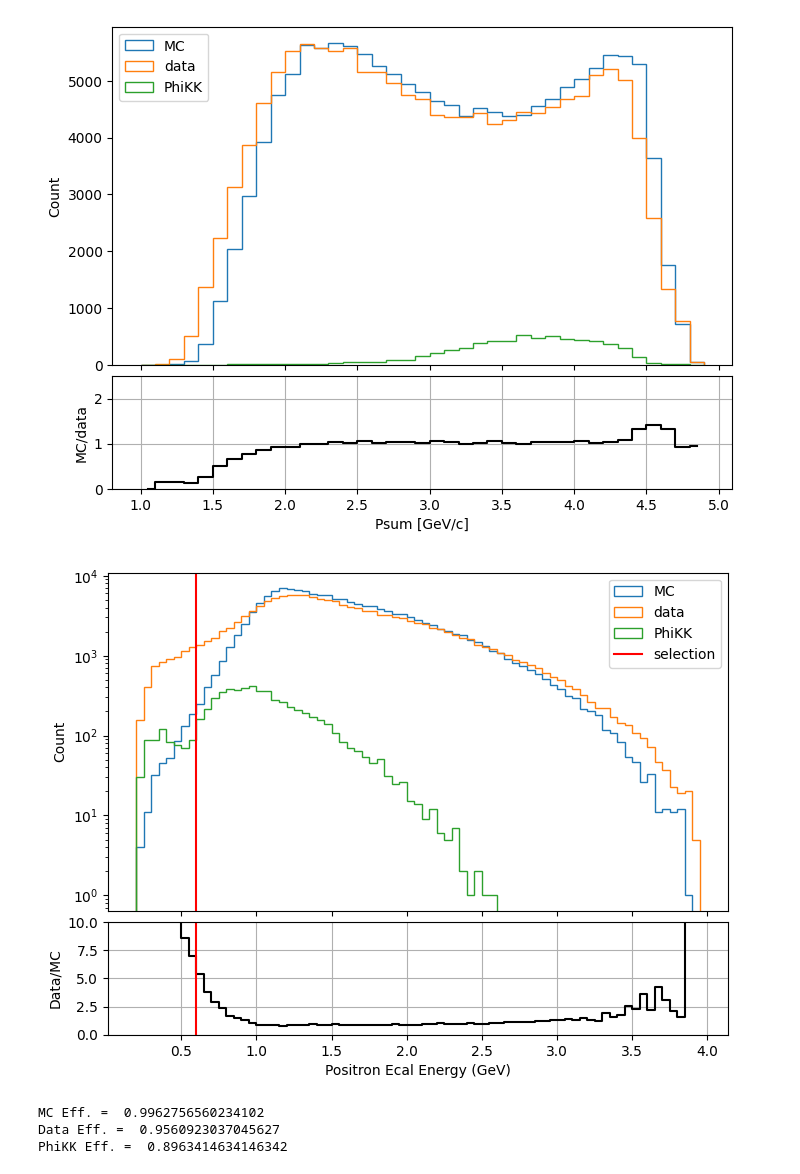
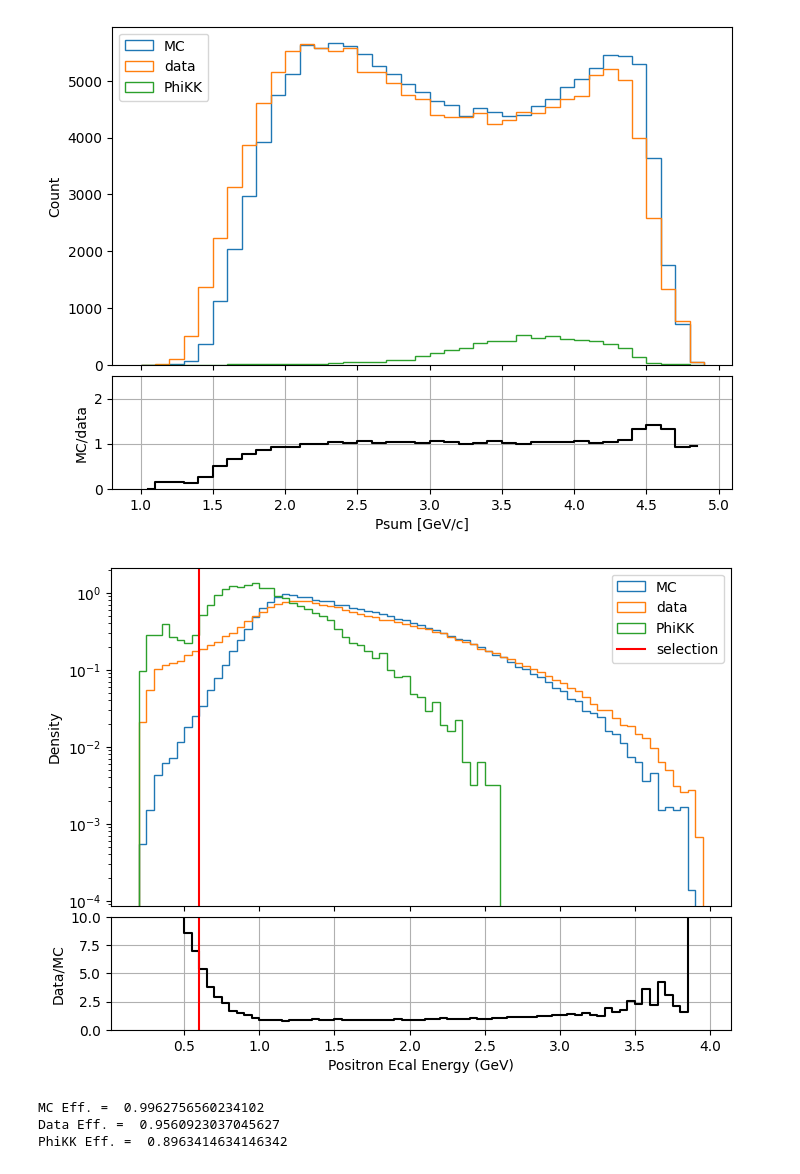
Before and after one commit to mghrear/pivoting-ANN, a Jupyter notebook: data_setup.ipynb, the cells around one changed output. Saved outputs shown, nothing was run; the diff lists cells and outputs as text; code cells hidden in the pictures.

Commit message:
updating data plots

```diff
--- a/data_setup.ipynb
+++ b/data_setup.ipynb
@@ -209,38 +209,38 @@ phiKK = df_phiKK_study['pos_E_Ecal'].to_numpy()
 
 # Use counts (not density) to form the ratio correctly
 mc_counts,   edges = np.histogram(mc,   bins=bins)
 data_counts, _     = np.histogram(data, bins=bins)
 
 centers = 0.5*(edges[:-1] + edges[1:])
 
 ratio = np.divide(data_counts, mc_counts,
                   out=np.full_like(mc_counts, np.nan, dtype=float),
                   where=data_counts > 0)
 
 fig, (ax_top, ax_bot) = plt.subplots(
     2, 1, sharex=True, figsize=(8, 6),
     gridspec_kw={"height_ratios": [3, 1], "hspace": 0.05}
 )
 
 # --- Top: same as your plot (normalized shapes) ---
-ax_top.hist(mc,   bins=bins, histtype='step', density=False, label='MC')
-ax_top.hist(data, bins=bins, histtype='step', density=False, label='data')
-ax_top.hist(phiKK, bins=bins, histtype='step', density=False, label='PhiKK')
+ax_top.hist(mc,   bins=bins, histtype='step', density=True, label='MC')
+ax_top.hist(data, bins=bins, histtype='step', density=True, label='data')
+ax_top.hist(phiKK, bins=bins, histtype='step', density=True, label='PhiKK')
 ax_top.axvline(QualCuts['pos_E_Ecal_low'], color ='red',label="selection")
 ax_top.set_yscale('log')
-ax_top.set_ylabel('Count')
+ax_top.set_ylabel('Density')
 ax_top.legend()
 
 # --- Bottom: MC/data ratio ---
 ax_bot.step(centers, ratio, where='mid', color='k')
 ax_bot.set_ylabel('Data/MC')
 ax_bot.set_xlabel('Positron Ecal Energy (GeV)')
 ax_bot.set_ylim(0, 10)
 ax_bot.axvline(QualCuts['pos_E_Ecal_low'], color ='red',label="selection")
 
 ax_bot.grid(True)
 # %% [output]
-[figure, old version]
+[figure, new version]
 # %%
 print("MC Eff. = ", len(df_combined_study.loc[(df_combined_study['pos_E_Ecal'] > QualCuts['pos_E_Ecal_low'] )  ] ) / len(df_combined_study))
 print("Data Eff. = ", len(df_data_study.loc[(df_data_study['pos_E_Ecal'] > QualCuts['pos_E_Ecal_low'] ) ] ) / len(df_data_study))
```
Also changed, not shown: parts of 13 cells of this notebook.
